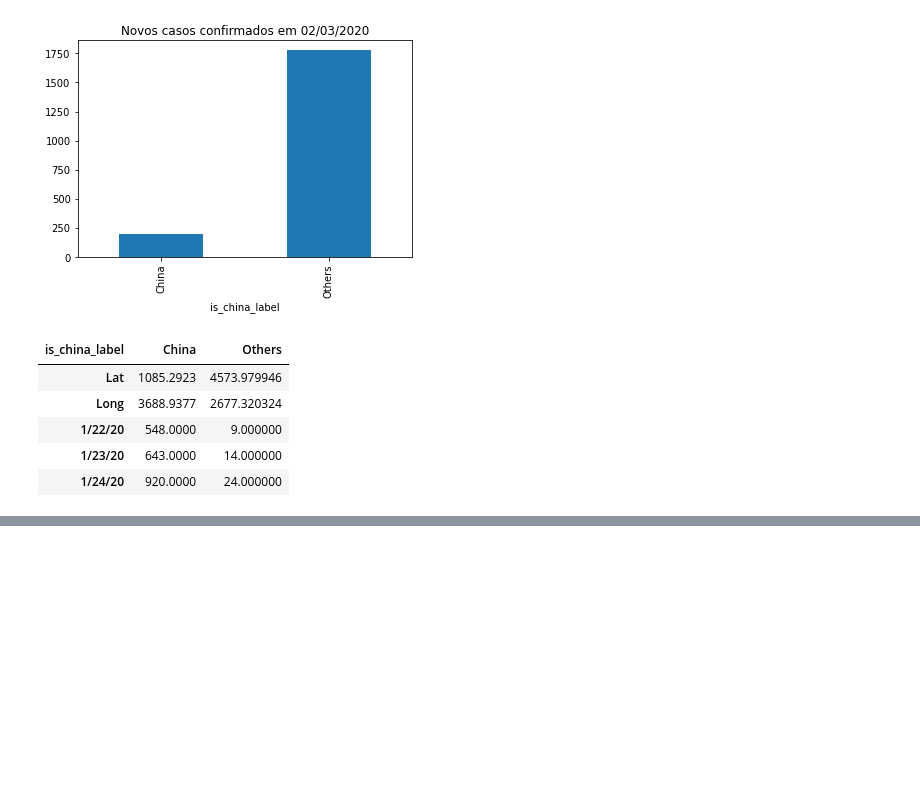
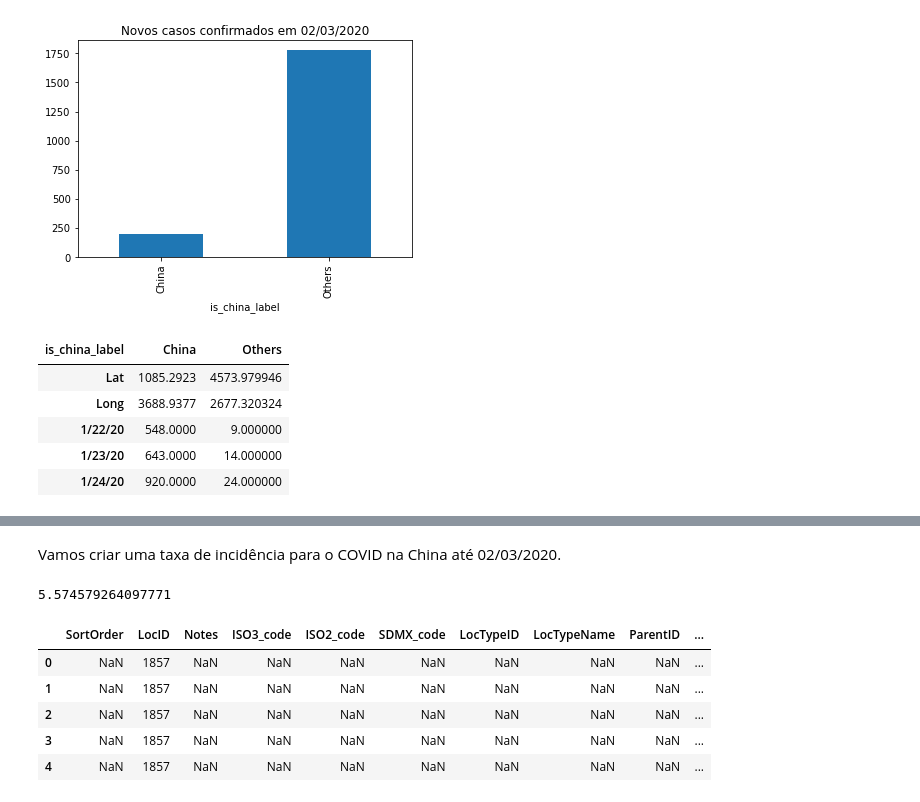
Before and after one commit to muriloWeber/dataScienceAlura, a Jupyter notebook: dataScienceVisualizacaoDeDadosParaSaudeEMedicina/Data_Science_e_Saude.ipynb, the cells around one changed output, grey strips where cells are left out. Drawn from its saved outputs; the diff is of its cells as text; code cells hidden in the pictures; blank space fills up the shorter version.

Commit message:
mau exemplo de taxa de incidencia

```diff
--- a/dataScienceVisualizacaoDeDadosParaSaudeEMedicina/Data_Science_e_Saude.ipynb
+++ b/dataScienceVisualizacaoDeDadosParaSaudeEMedicina/Data_Science_e_Saude.ipynb
@@ -576,0 +577,27 @@ plt.show()
+# %% [markdown]
+Vamos criar uma taxa de incidência para o COVID na China até 02/03/2020.
+# %%
+# total de casos confirmados até 02/03/2020
+cases = confirmed.groupby('is_china_label').sum()['3/2/20'].loc['China']
+
+# população estimada da China em 02/03/2020
+estimated_population = 1437525528
+
+incidence_ratio = cases / estimated_population * 100000 # por cem mil habitantes
+
+incidence_ratio
+
+# conta péssima, ruim e errada. Estamos usando uma população MUITO maior do que
+# deveria estar usando. Deveriámos estar usando a pop das provincias afetadas.
+# %% [output]
+5.574579264097771
+# %%
+un_population = pd.read_csv("https://raw.githubusercontent.com/muriloWeber/dataScienceAlura/main/dataScienceVisualizacaoDeDadosParaSaudeEMedicina/WPP2022_TotalPopulationBySex.csv")
+un_population.head()
+# %% [output]
+|  | SortOrder | LocID | Notes | ISO3_code | ISO2_code | SDMX_code | LocTypeID | LocTypeName | ParentID | ... |
+| 0 | NaN | 1857 | NaN | NaN | NaN | NaN | NaN | NaN | NaN | ... |
+| 1 | NaN | 1857 | NaN | NaN | NaN | NaN | NaN | NaN | NaN | ... |
+| 2 | NaN | 1857 | NaN | NaN | NaN | NaN | NaN | NaN | NaN | ... |
+| 3 | NaN | 1857 | NaN | NaN | NaN | NaN | NaN | NaN | NaN | ... |
+| 4 | NaN | 1857 | NaN | NaN | NaN | NaN | NaN | NaN | NaN | ... |
```
Also changed, not shown: parts of 22 cells of this notebook.
